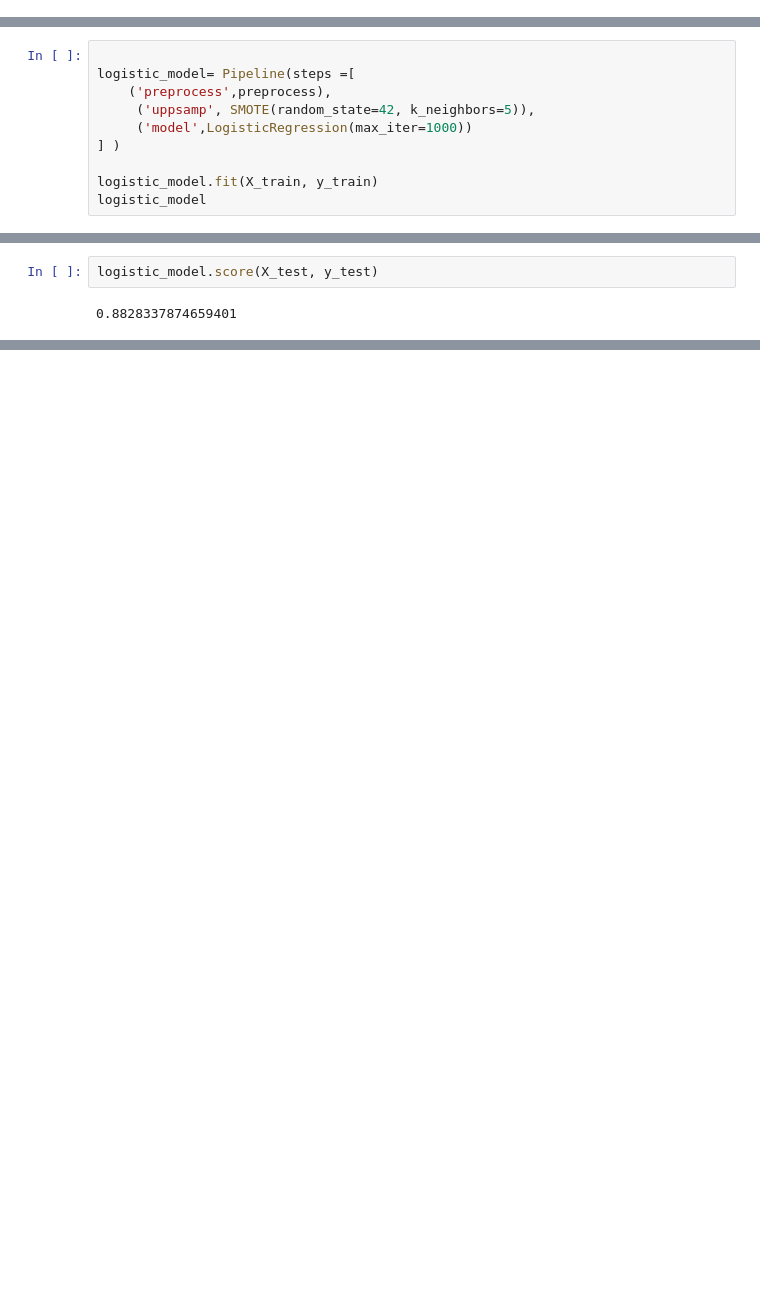
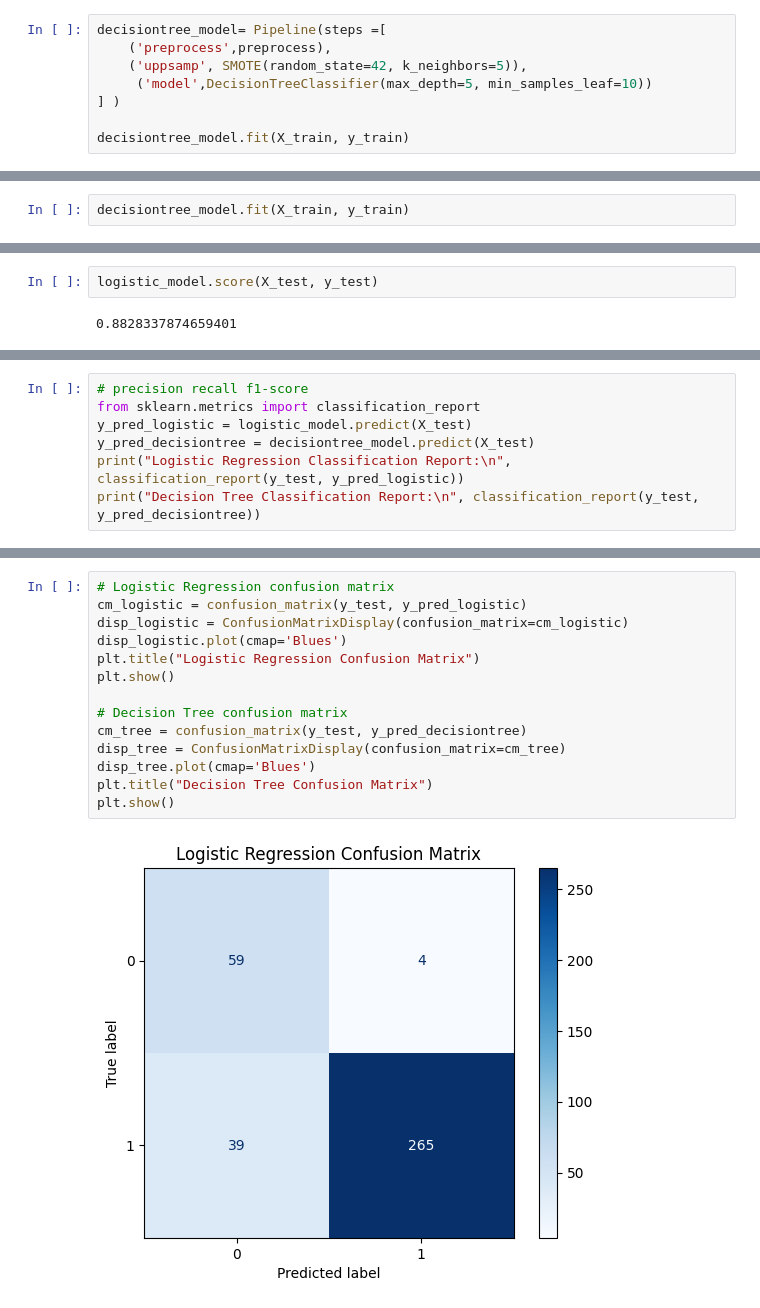
Before and after one commit to FarsanBaloo/Ensemble-Finance-Loan-Classification, a Jupyter notebook: main.ipynb, the cells around one changed output, grey strips where cells are left out. Cells and saved outputs as stored; diff of their text form; blank space fills up the shorter version.

```diff
--- a/main.ipynb
+++ b/main.ipynb
@@ -200,3 +231,11 @@ Pipeline(steps=[('preprocess',
                                                   <sklearn.compose._column_transformer.make_column_selector object at 0x...>)])),
                 ('uppsamp', SMOTE(random_state=42)),
                 ('model', LogisticRegression(max_iter=1000))])
+# %%
+decisiontree_model= Pipeline(steps =[
+    ('preprocess',preprocess),
+    ('uppsamp', SMOTE(random_state=42, k_neighbors=5)),
+     ('model',DecisionTreeClassifier(max_depth=5, min_samples_leaf=10))
+] )
+
+decisiontree_model.fit(X_train, y_train)
@@ -227,10 +297,0 @@ Pipeline(steps=[('preprocess',
-# %%
-
-logistic_model= Pipeline(steps =[
-    ('preprocess',preprocess),
-     ('uppsamp', SMOTE(random_state=42, k_neighbors=5)),
-     ('model',LogisticRegression(max_iter=1000))
-] )
-
-logistic_model.fit(X_train, y_train)
-logistic_model
@@ -236,0 +319,2 @@ logistic_model
+# %%
+decisiontree_model.fit(X_train, y_train)
@@ -246,0 +352,7 @@ decisiontree_model.score(X_test, y_test)
+# %%
+# precision recall f1-score
+from sklearn.metrics import classification_report
+y_pred_logistic = logistic_model.predict(X_test)
+y_pred_decisiontree = decisiontree_model.predict(X_test)
+print("Logistic Regression Classification Report:\n", classification_report(y_test, y_pred_logistic))
+print("Decision Tree Classification Report:\n", classification_report(y_test, y_pred_decisiontree))
@@ -246,0 +379,16 @@ decisiontree_model.score(X_test, y_test)
+# %%
+# Logistic Regression confusion matrix
+cm_logistic = confusion_matrix(y_test, y_pred_logistic)
+disp_logistic = ConfusionMatrixDisplay(confusion_matrix=cm_logistic)
+disp_logistic.plot(cmap='Blues')
+plt.title("Logistic Regression Confusion Matrix")
+plt.show()
+
+# Decision Tree confusion matrix
+cm_tree = confusion_matrix(y_test, y_pred_decisiontree)
+disp_tree = ConfusionMatrixDisplay(confusion_matrix=cm_tree)
+disp_tree.plot(cmap='Blues')
+plt.title("Decision Tree Confusion Matrix")
+plt.show()
+# %% [output]
+[figure, added]
```
Also changed, not shown: parts of 14 cells of this notebook, 2 other files.
